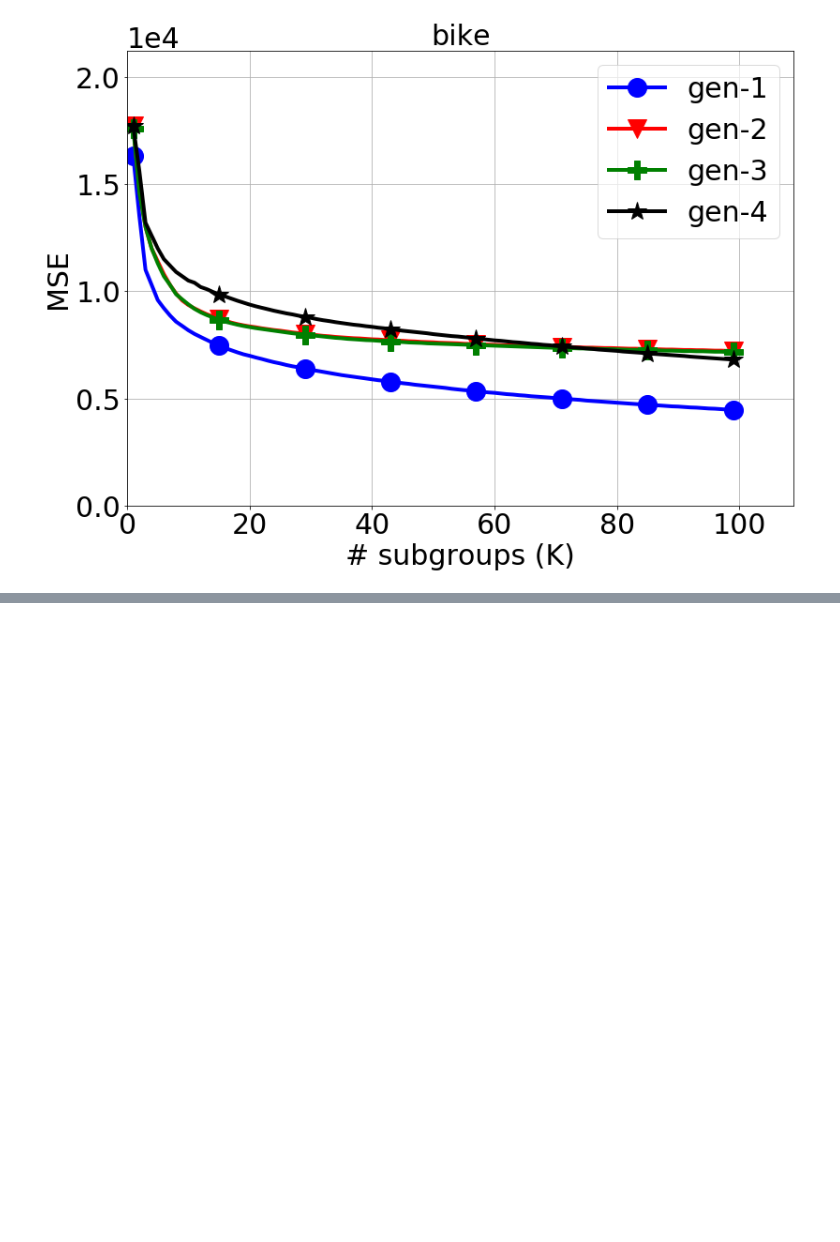
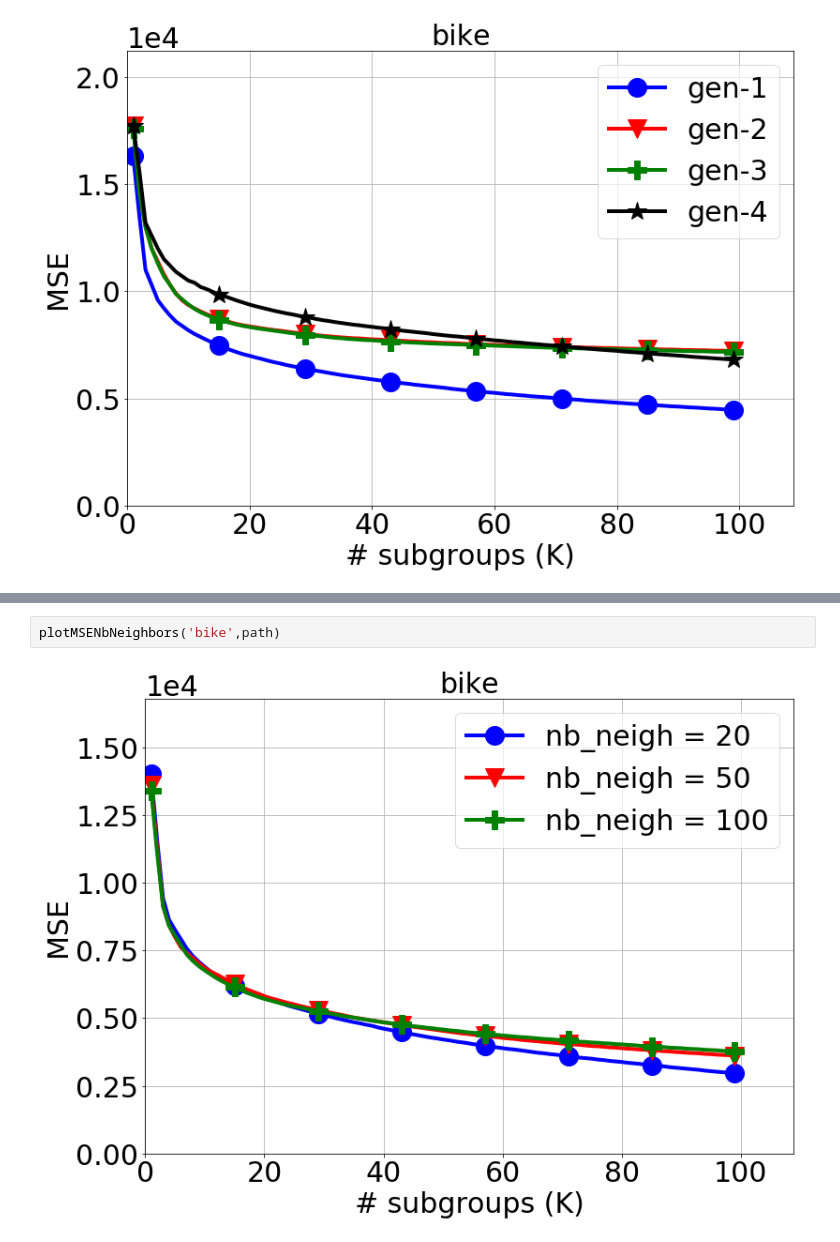
Before and after one commit to RemilYoucef/split-sd4x-dm2l, a Jupyter notebook: tabular data/regression/Benchmarks/1. bike/supplementary tests/bike_tests_eval.ipynb, the cells around one changed output, grey strips where cells are left out. Cells and saved outputs as stored; diff of their text form; blank space fills up the shorter version.

Commit message:
add test nb neighbors for bike bench

```diff
--- a/tabular data/regression/Benchmarks/1. bike/supplementary tests/bike_tests_eval.ipynb
+++ b/tabular data/regression/Benchmarks/1. bike/supplementary tests/bike_tests_eval.ipynb
@@ -119,0 +176,4 @@ plotMSEwrtNbModels('bike',path)
+# %%
+plotMSENbNeighbors('bike',path)
+# %% [output]
+[figure, added]
```
Also changed, not shown: parts of 14 cells of this notebook, 15 other files.
